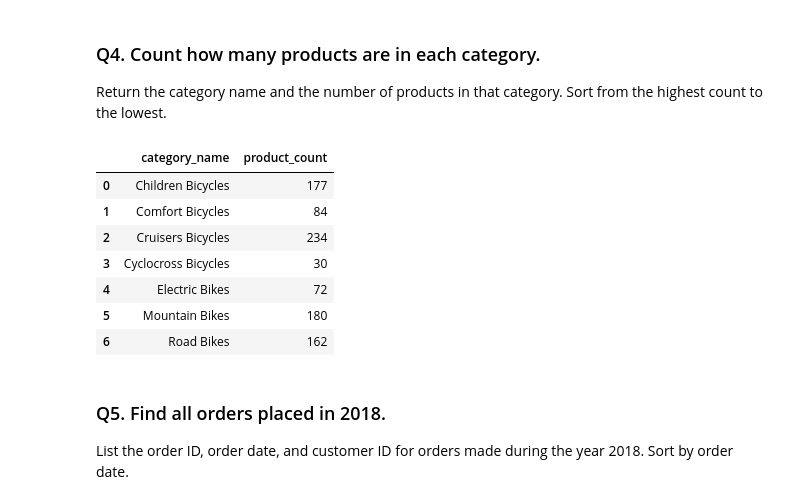
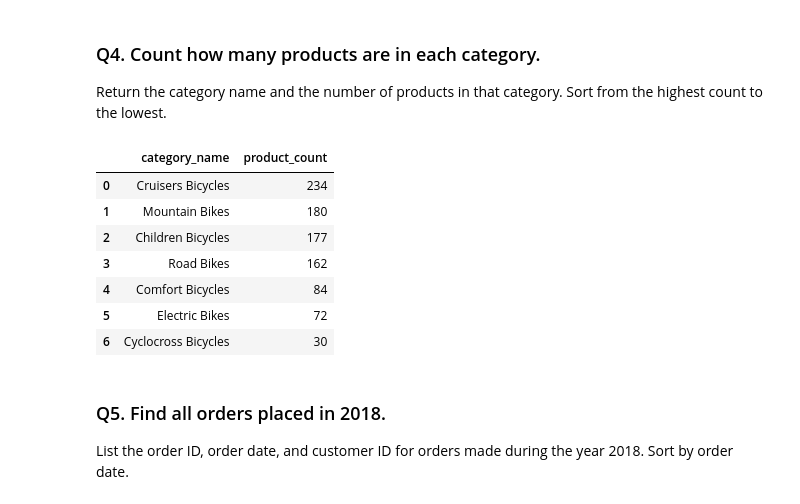
Before and after one commit to max-reevage/DataAnalysisModule3, a Jupyter notebook: Week3/workflow_practice.ipynb, the cells around one changed output. Saved outputs shown, nothing was run; the diff lists cells and outputs as text; code cells hidden in the pictures.

```diff
--- a/Week3/workflow_practice.ipynb
+++ b/Week3/workflow_practice.ipynb
@@ -193,25 +193,26 @@ Return the category name and the number of products in that category. Sort from
 # %%
 # Your query here
 query4 = """
 select c.category_name,
 count(p.product_id) as product_count
 from products p
 inner join categories c
 on p.category_id = c.category_id
 inner join stocks s
 on p.product_id = s.product_id
 group by c.category_name
+order by product_count desc;
 """
 pd.read_sql(query4, connection)
 # %% [output]
 |  | category_name | product_count |
-| 0 | Children Bicycles | 177 |
-| 1 | Comfort Bicycles | 84 |
-| 2 | Cruisers Bicycles | 234 |
-| 3 | Cyclocross Bicycles | 30 |
-| 4 | Electric Bikes | 72 |
-| 5 | Mountain Bikes | 180 |
-| 6 | Road Bikes | 162 |
+| 0 | Cruisers Bicycles | 234 |
+| 1 | Mountain Bikes | 180 |
+| 2 | Children Bicycles | 177 |
+| 3 | Road Bikes | 162 |
+| 4 | Comfort Bicycles | 84 |
+| 5 | Electric Bikes | 72 |
+| 6 | Cyclocross Bicycles | 30 |
 # %% [markdown]
 ### Q5. Find all orders placed in 2018.
 
```
Also changed, not shown: parts of 2 cells of this notebook, 1 other file.
